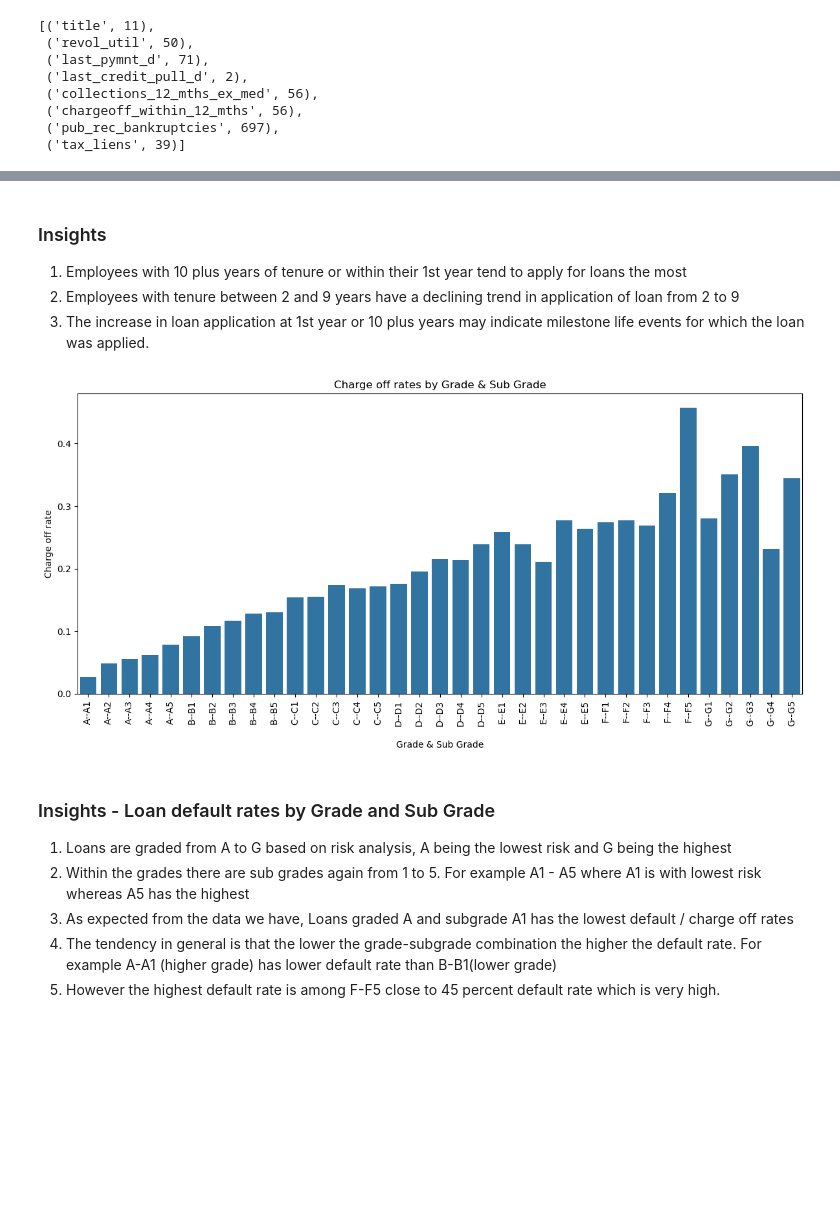
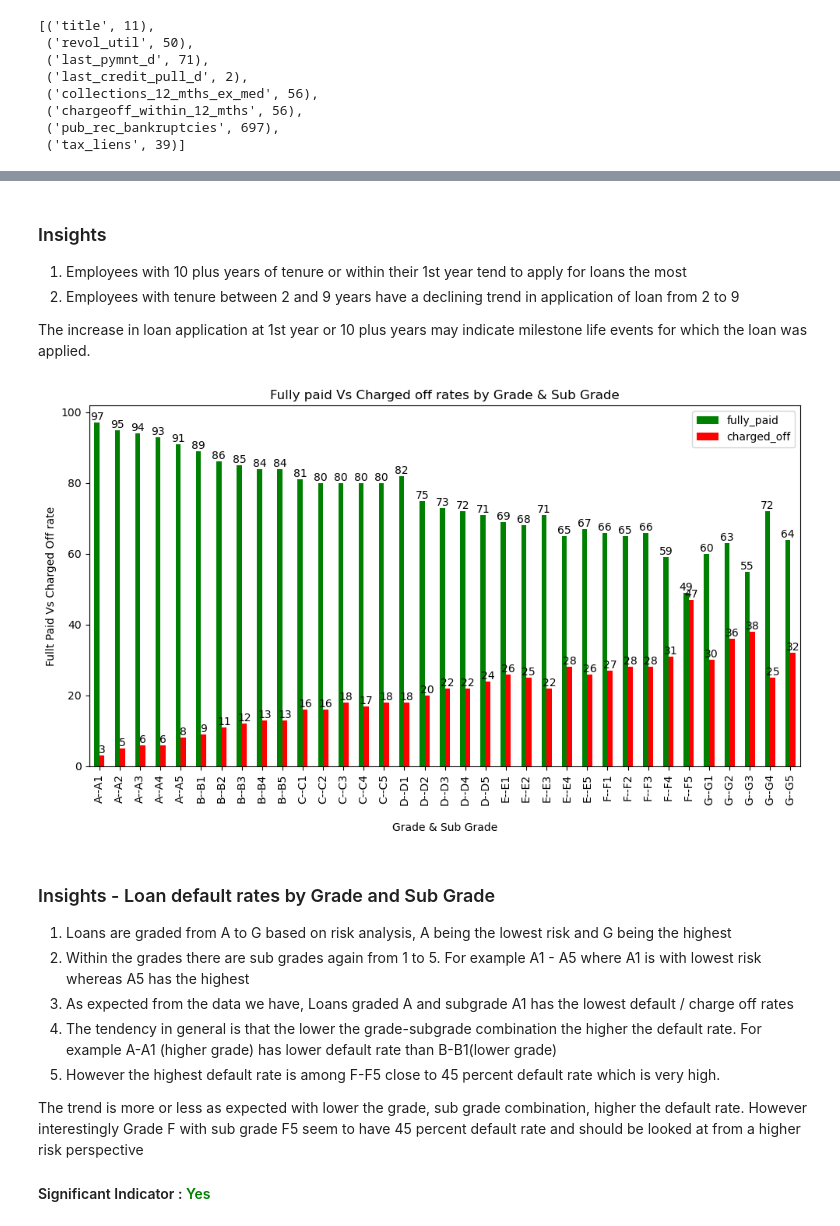
Before and after one commit to ranju1729/lending_club_case_study, a Jupyter notebook: Lending_Club_Case_Study.ipynb, the cells around one changed output, grey strips where cells are left out. Drawn from its saved outputs; the diff is of its cells as text; code cells hidden in the pictures; blank space fills up the shorter version.

Commit message:
added more analysis and significant indicator

```diff
--- a/Lending_Club_Case_Study.ipynb
+++ b/Lending_Club_Case_Study.ipynb
@@ -238,7 +305,7 @@ lending_df['int_rate'] = lending_df['int_rate'].apply(lambda x: str(x).replace('
 lending_df['int_rate'] = lending_df['int_rate'].apply(lambda x: float(x))
 # %%
 # extract first three numerical number from zip code
-lending_df['zip_code'] = lending_df['zip_code'].apply(lambda x: x[:3])
+lending_df['zip_code'] = lending_df['zip_code'].apply(lambda x:str(x)[:3])
 lending_df['zip_code'] = lending_df['zip_code'].apply(lambda x: int(x))
 # %%
 #add a new column earliest_cr_year by extracting year part from earliest_cr_line
@@ -251,3 +326,19 @@ lending_df['revol_util'] = lending_df['revol_util'].apply(lambda x: float(x))
 # %%
-# Remove outliers from annual_inc columns
-lending_df=lending_df[lending_df['annual_inc'] <= 1000000]
+# Remove outliers from some columns
+# pub_rec_bankruptcies
+lending_df.drop(lending_df[lending_df['pub_rec_bankruptcies'] >1].index, inplace=True)
+
+# open_acc
+lending_df.drop(lending_df[lending_df['open_acc'] > 30].index, inplace=True)
+
+# total_acc
+lending_df.drop(lending_df[lending_df['total_acc'] >60].index, inplace=True)
+
+# pub_rec
+lending_df.drop(lending_df[lending_df['pub_rec'] >1].index, inplace=True)
+
+# delinq_2yrs
+lending_df.drop(lending_df[lending_df['delinq_2yrs'] >6].index, inplace=True)
+
+# earliest_cr_year
+lending_df.drop(lending_df[lending_df['earliest_cr_year'] <1970].index, inplace=True)
@@ -330,27 +428,32 @@ plt.show()
 ### Insights
 1) Employees with 10 plus years of tenure or within their 1st year tend to apply for loans the most
 2) Employees with tenure between 2 and 9 years have a declining trend in application of loan from 2 to 9
-3) The increase in loan application at 1st year or 10 plus years may indicate milestone life events for which the loan was applied.
+
+The increase in loan application at 1st year or 10 plus years may indicate milestone life events for which the loan was applied.
 # %%
 # starting multivariate analysis focusing on how specific data points impact loan default
 # %%
-# based on grade and subgrade
-grade_df = lending_df[['grade', 'sub_grade', 'loan_status']]
+# charge_off and fully_paid rates by grade and subgrade
+grade_df = lending_df[['grade', 'sub_grade']]
+grade_df['fully_paid']= np.where(lending_df['loan_status'] =='Fully Paid', 1,0 )
+grade_df['charged_off']= np.where(lending_df['loan_status'] =='Charged Off', 1,0 )
 
-# get charge_off rates
-charge_off_rt = grade_df.groupby(['grade', 'sub_grade']).apply(lambda x:(x['loan_status'] == 'Charged Off').mean()).reset_index(name='charge off rate')
+# get charge_off and fully_paid rates
+charge_paid_rt = grade_df.groupby(['grade', 'sub_grade'])[['fully_paid','charged_off']].mean().reset_index()
+charge_paid_rt[['fully_paid','charged_off']]=(charge_paid_rt[['fully_paid','charged_off']]*100).round()
 
 # plot
-plt.figure(figsize=(12,6))
-sns.barplot(x=charge_off_rt.index, y=charge_off_rt['charge off rate'])
+ax=charge_paid_rt.plot(kind='bar',figsize=(10, 6),  color=['green', 'red'])
+for container in ax.containers:
+    ax.bar_label(container)
 plt.xlabel('\nGrade & Sub Grade')
-plt.ylabel('Charge off rate')
-plt.title('Charge off rates by Grade & Sub Grade')
-plt.xticks(charge_off_rt.index, charge_off_rt['grade'] + '--' + charge_off_rt['sub_grade'], rotation=90)
+plt.ylabel('Fullt Paid Vs Charged Off rate')
+plt.title('Fully paid Vs Charged off rates by Grade & Sub Grade')
+plt.xticks(charge_paid_rt.index, charge_paid_rt['grade'] + '--' + charge_paid_rt['sub_grade'], rotation=90)
 plt.tight_layout()
 plt.show()
 # %% [output]
-[figure, old version]
+[figure, new version]
 # %% [markdown]
 ### Insights - Loan default rates by Grade and Sub Grade
 1) Loans are graded from A to G based on risk analysis, A being the lowest risk and G being the highest
@@ -358,3 +461,8 @@ plt.show()
 3) As expected from the data we have, Loans graded A and subgrade A1 has the lowest default / charge off rates
 4) The tendency in general is that the lower the grade-subgrade combination the higher the default rate. For example A-A1 (higher grade) has lower default rate than B-B1(lower grade)
 5) However the highest default rate is among F-F5 close to 45 percent default rate which is very high.
+
+
+The trend is more or less as expected with lower the grade, sub grade combination, higher the default rate. However interestingly Grade F with sub grade F5 seem to have 45 percent default rate and should be looked at from a higher risk perspective
+
+#### Significant Indicator :  <font color='green'>Yes</font>
```
Also changed, not shown: parts of 75 cells of this notebook.
